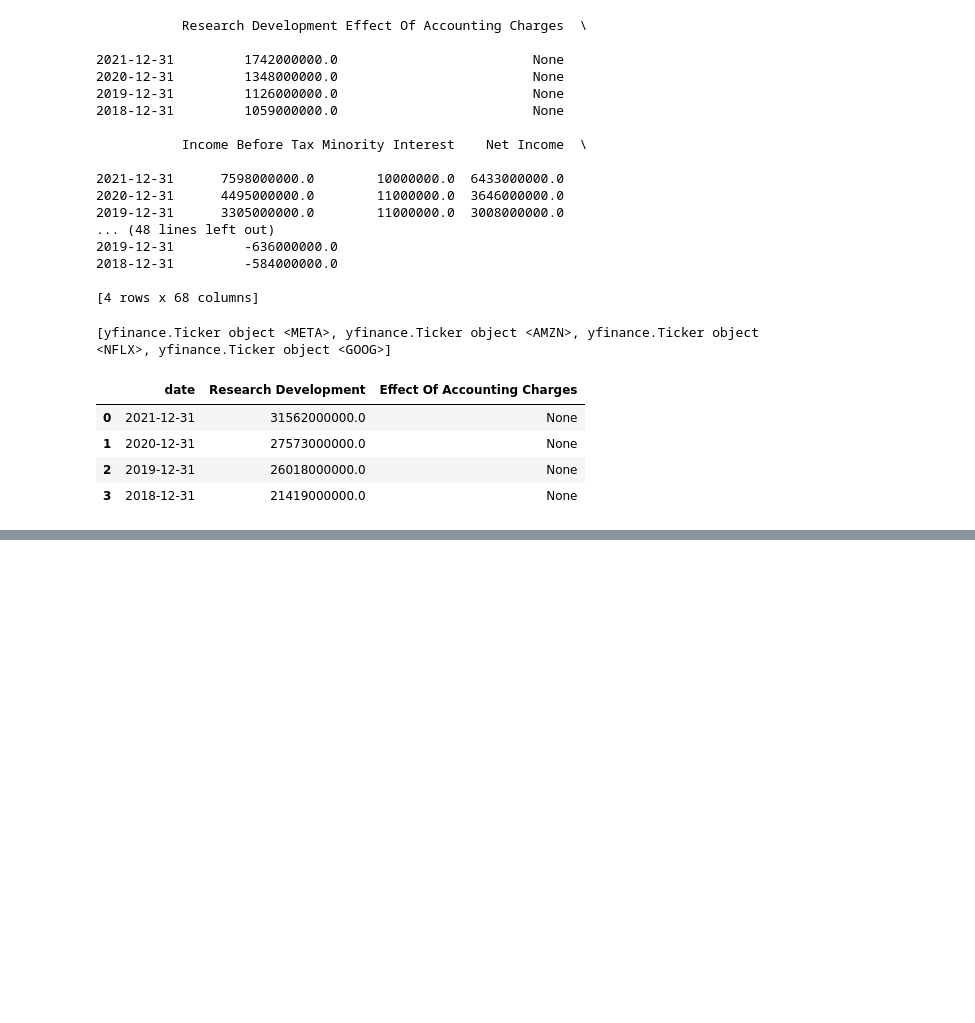
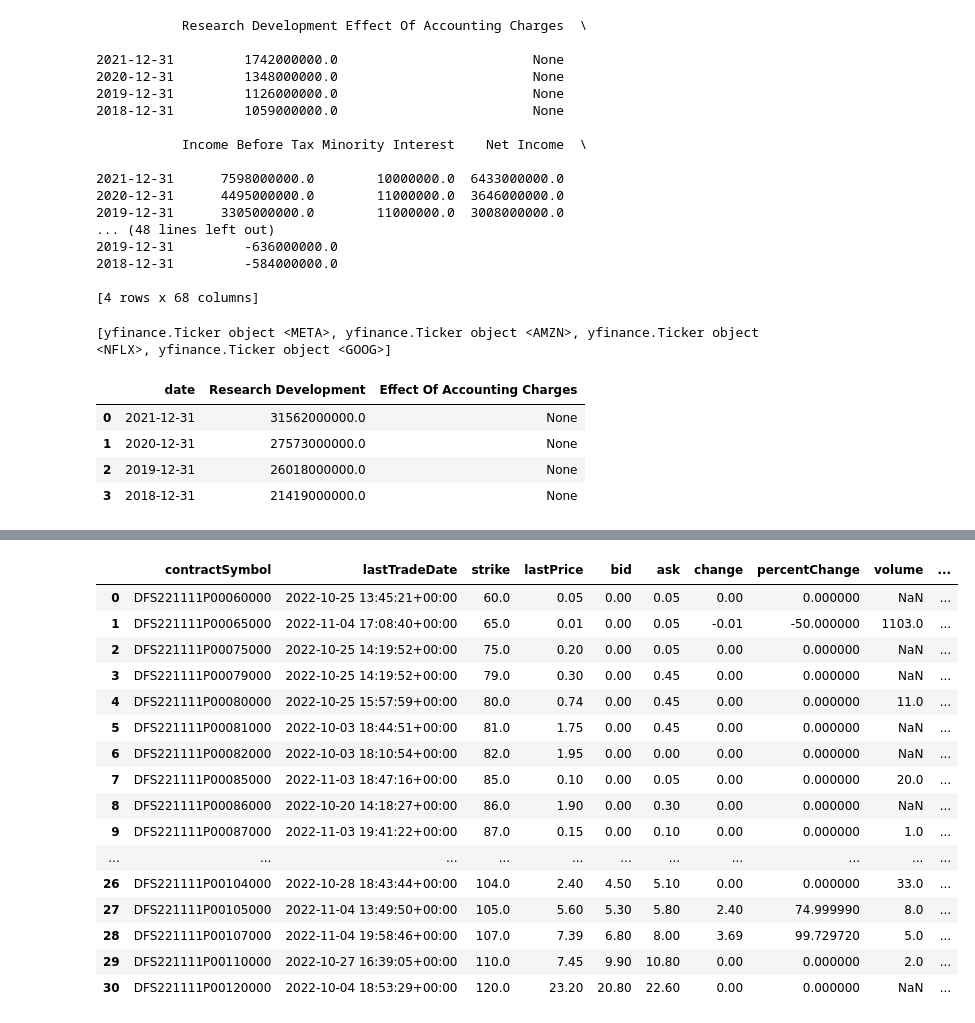
Before and after one commit to shoaibwaheed/finance, a Jupyter notebook: stock_data.ipynb, the cells around one changed output, grey strips where cells are left out. Drawn from its saved outputs; the diff is of its cells as text; code cells hidden in the pictures; blank space fills up the shorter version.

```diff
--- a/stock_data.ipynb
+++ b/stock_data.ipynb
@@ -171,0 +244,20 @@ data.iloc[:,:3]
+# %%
+puts
+# %% [output]
+|  | contractSymbol | lastTradeDate | strike | lastPrice | bid | ask | change | percentChange | volume | ... |
+| 0 | DFS221111P00060000 | 2022-10-25 13:45:21+00:00 | 60.0 | 0.05 | 0.00 | 0.05 | 0.00 | 0.000000 | NaN | ... |
+| 1 | DFS221111P00065000 | 2022-11-04 17:08:40+00:00 | 65.0 | 0.01 | 0.00 | 0.05 | -0.01 | -50.000000 | 1103.0 | ... |
+| 2 | DFS221111P00075000 | 2022-10-25 14:19:52+00:00 | 75.0 | 0.20 | 0.00 | 0.05 | 0.00 | 0.000000 | NaN | ... |
+| 3 | DFS221111P00079000 | 2022-10-25 14:19:52+00:00 | 79.0 | 0.30 | 0.00 | 0.45 | 0.00 | 0.000000 | NaN | ... |
+| 4 | DFS221111P00080000 | 2022-10-25 15:57:59+00:00 | 80.0 | 0.74 | 0.00 | 0.45 | 0.00 | 0.000000 | 11.0 | ... |
+| 5 | DFS221111P00081000 | 2022-10-03 18:44:51+00:00 | 81.0 | 1.75 | 0.00 | 0.45 | 0.00 | 0.000000 | NaN | ... |
+| 6 | DFS221111P00082000 | 2022-10-03 18:10:54+00:00 | 82.0 | 1.95 | 0.00 | 0.00 | 0.00 | 0.000000 | NaN | ... |
+| 7 | DFS221111P00085000 | 2022-11-03 18:47:16+00:00 | 85.0 | 0.10 | 0.00 | 0.05 | 0.00 | 0.000000 | 20.0 | ... |
+| 8 | DFS221111P00086000 | 2022-10-20 14:18:27+00:00 | 86.0 | 1.90 | 0.00 | 0.30 | 0.00 | 0.000000 | NaN | ... |
+| 9 | DFS221111P00087000 | 2022-11-03 19:41:22+00:00 | 87.0 | 0.15 | 0.00 | 0.10 | 0.00 | 0.000000 | 1.0 | ... |
+| ... | ... | ... | ... | ... | ... | ... | ... | ... | ... | ... |
+| 26 | DFS221111P00104000 | 2022-10-28 18:43:44+00:00 | 104.0 | 2.40 | 4.50 | 5.10 | 0.00 | 0.000000 | 33.0 | ... |
+| 27 | DFS221111P00105000 | 2022-11-04 13:49:50+00:00 | 105.0 | 5.60 | 5.30 | 5.80 | 2.40 | 74.999990 | 8.0 | ... |
+| 28 | DFS221111P00107000 | 2022-11-04 19:58:46+00:00 | 107.0 | 7.39 | 6.80 | 8.00 | 3.69 | 99.729720 | 5.0 | ... |
+| 29 | DFS221111P00110000 | 2022-10-27 16:39:05+00:00 | 110.0 | 7.45 | 9.90 | 10.80 | 0.00 | 0.000000 | 2.0 | ... |
+| 30 | DFS221111P00120000 | 2022-10-04 18:53:29+00:00 | 120.0 | 23.20 | 20.80 | 22.60 | 0.00 | 0.000000 | NaN | ... |
```
Also changed, not shown: parts of 20 cells of this notebook.
